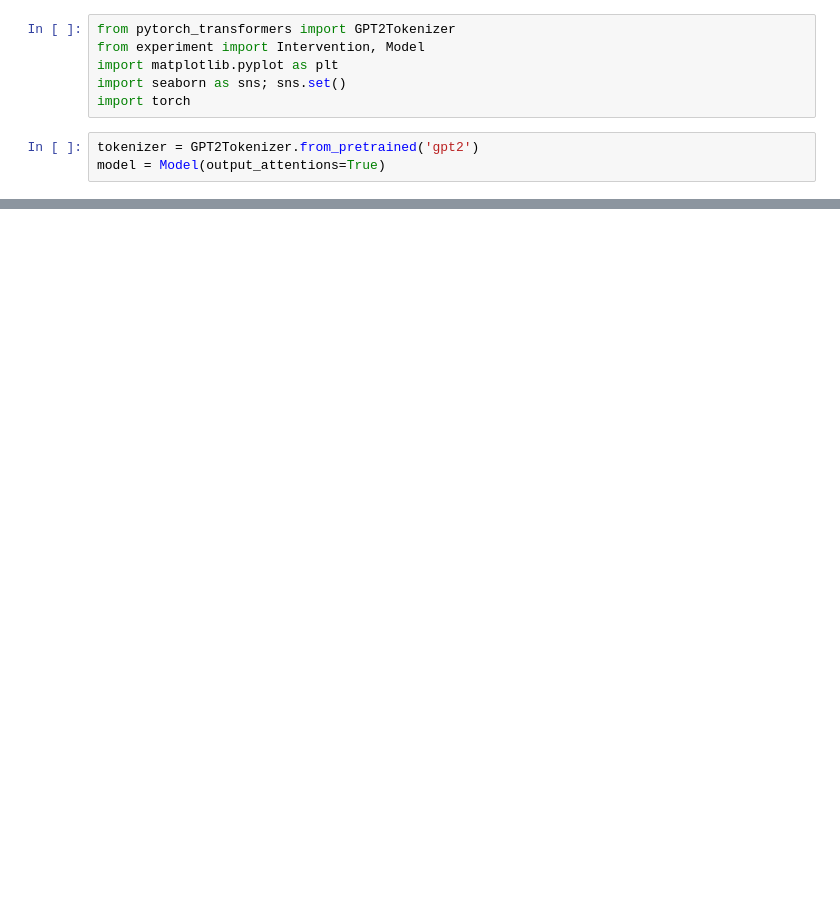
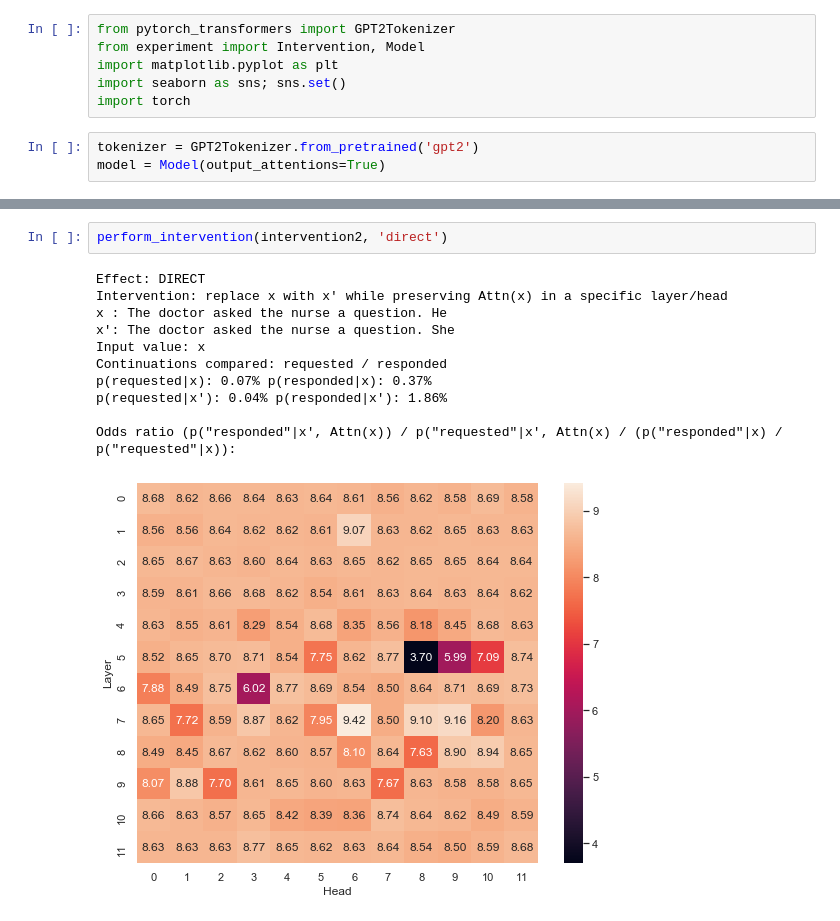
Before and after one commit to mattf1n/lm-intervention, a Jupyter notebook: lm_attn_intervention.ipynb, the cells around one changed output, grey strips where cells are left out. Saved outputs shown, nothing was run; the diff lists cells and outputs as text; blank space fills up the shorter version.

```diff
--- a/lm_attn_intervention.ipynb
+++ b/lm_attn_intervention.ipynb
@@ -108,0 +111,14 @@ Odds ratio (p("blood"|Attn(x')) / p("shift"|Attn(x')) / (p("blood") / p("shift")
+# %%
+perform_intervention(intervention2, 'direct')
+# %% [output]
+Effect: DIRECT
+Intervention: replace x with x' while preserving Attn(x) in a specific layer/head
+x : The doctor asked the nurse a question. He
+x': The doctor asked the nurse a question. She
+Input value: x
+Continuations compared: requested / responded
+p(requested|x): 0.07% p(responded|x): 0.37%
+p(requested|x'): 0.04% p(responded|x'): 1.86%
+
+Odds ratio (p("responded"|x', Attn(x)) / p("requested"|x', Attn(x) / (p("responded"|x) / p("requested"|x)):
+[figure, added]
```
Also changed, not shown: parts of 16 cells of this notebook, 1 other file.
